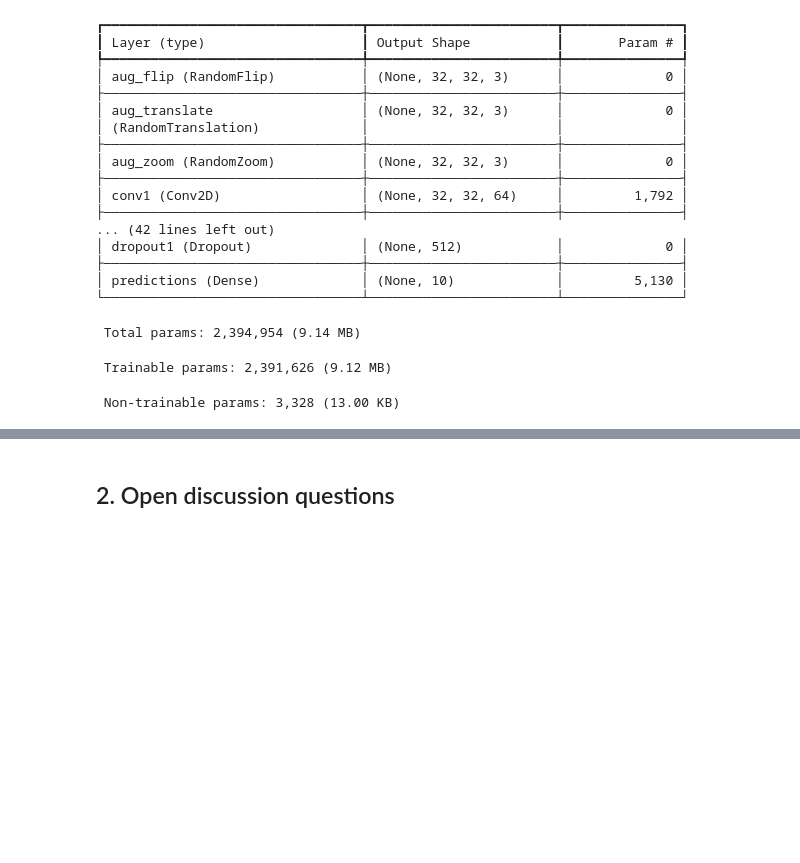
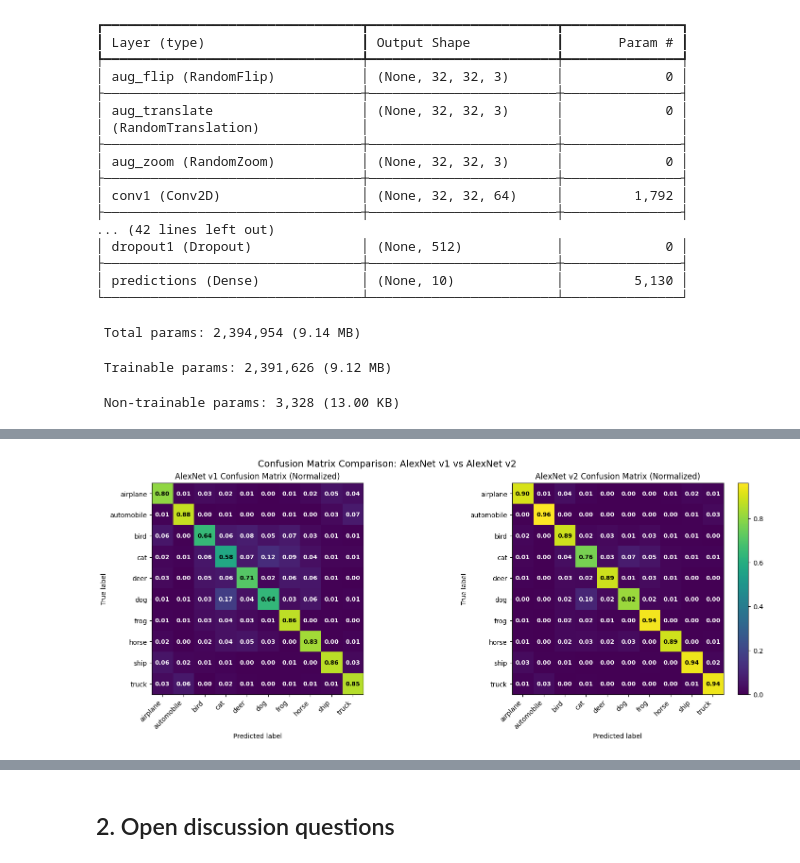
Before and after one commit to mintus2511/DL4AI_230167_Assignment_1, a Jupyter notebook: Assignment_1_Layers.ipynb, the cells around one changed output, grey strips where cells are left out. Saved outputs shown, nothing was run; the diff lists cells and outputs as text; code cells hidden in the pictures; blank space fills up the shorter version.

```diff
--- a/Assignment_1_Layers.ipynb
+++ b/Assignment_1_Layers.ipynb
@@ -708,0 +946,86 @@ Epoch 30/30
+# %%
+# 1) Compute y_true, y_pred_v1, y_pred_v2 (robust + consistent names)
+# True labels from test_ds (works if labels are scalar ints or one-hot)
+y_true_list = []
+for _, y in test_ds:
+    y_np = y.numpy()
+    if y_np.ndim > 1:  # one-hot
+        y_np = np.argmax(y_np, axis=1)
+    y_true_list.append(y_np)
+y_true = np.concatenate(y_true_list, axis=0)
+
+# v1 predictions
+y_prob_v1 = alexnet_v1.predict(test_ds, verbose=0)
+y_pred_v1 = np.argmax(y_prob_v1, axis=1)
+
+# v2 predictions
+y_prob_v2 = alexnet_v2.predict(test_ds, verbose=0)
+y_pred_v2 = np.argmax(y_prob_v2, axis=1)
+
+print("Predictions computed successfully.")
+print(f"y_true shape: {y_true.shape}, y_pred_v1 shape: {y_pred_v1.shape}, y_pred_v2 shape: {y_pred_v2.shape}")
+
+# 2) Side-by-side confusion matrices with shared color scale
+def plot_cm_side_by_side(y_true, y_pred_v1, y_pred_v2, class_names, normalize=True, cmap="viridis"):
+    """
+    Side-by-side confusion matrix heatmaps for v1 vs v2.
+    normalize=True => each row normalized by true-class count.
+    """
+
+    cm1 = confusion_matrix(y_true, y_pred_v1, labels=np.arange(len(class_names)))
+    cm2 = confusion_matrix(y_true, y_pred_v2, labels=np.arange(len(class_names)))
+
+    if normalize:
+        cm1 = cm1.astype(np.float32) / np.clip(cm1.sum(axis=1, keepdims=True), 1, None)
+        cm2 = cm2.astype(np.float32) / np.clip(cm2.sum(axis=1, keepdims=True), 1, None)
+
+    vmin, vmax = 0.0, float(max(cm1.max(), cm2.max()))
+    fig, axes = plt.subplots(1, 2, figsize=(16, 6), constrained_layout=True)
+
+    titles = [
+        "AlexNet v1 Confusion Matrix" + (" (Normalized)" if normalize else " (Counts)"),
+        "AlexNet v2 Confusion Matrix" + (" (Normalized)" if normalize else " (Counts)")
+    ]
+
+    images = []
+    for ax, cm, title in zip(axes, [cm1, cm2], titles):
+        im = ax.imshow(cm, vmin=vmin, vmax=vmax, cmap=cmap)
+        images.append(im)
+
+        ax.set_title(title)
+        ax.set_xlabel("Predicted label")
+        ax.set_ylabel("True label")
+
+        ticks = np.arange(len(class_names))
+        ax.set_xticks(ticks)
+        ax.set_yticks(ticks)
+        ax.set_xticklabels(class_names, rotation=45, ha="right")
+        ax.set_yticklabels(class_names)
+
+        # Annotate values (auto-contrast)
+        thresh = (vmin + vmax) / 2.0
+        for i in range(cm.shape[0]):
+            for j in range(cm.shape[1]):
+                val = cm[i, j]
+                color = "white" if val < thresh else "black"
+                text = f"{val:.2f}" if normalize else f"{int(val)}"
+                ax.text(j, i, text, ha="center", va="center",
+                        color=color, fontsize=9, fontweight="bold")
+
+    # Shared colorbar
+    fig.colorbar(images[-1], ax=axes.ravel().tolist(), fraction=0.03, pad=0.02)
+    fig.suptitle("Confusion Matrix Comparison: AlexNet v1 vs AlexNet v2", fontsize=14)
+    plt.show()
+
+
+# 3) Run
+class_names = ["airplane","automobile","bird","cat","deer","dog","frog","horse","ship","truck"]
+
+plot_cm_side_by_side(
+    y_true=y_true,
+    y_pred_v1=y_pred_v1,
+    y_pred_v2=y_pred_v2,
+    class_names=class_names,
+    normalize=True
+)
+# %% [output]
@@ -708,0 +1034 @@ Epoch 30/30
+[figure, added]
```
Also changed, not shown: parts of 50 cells of this notebook.
